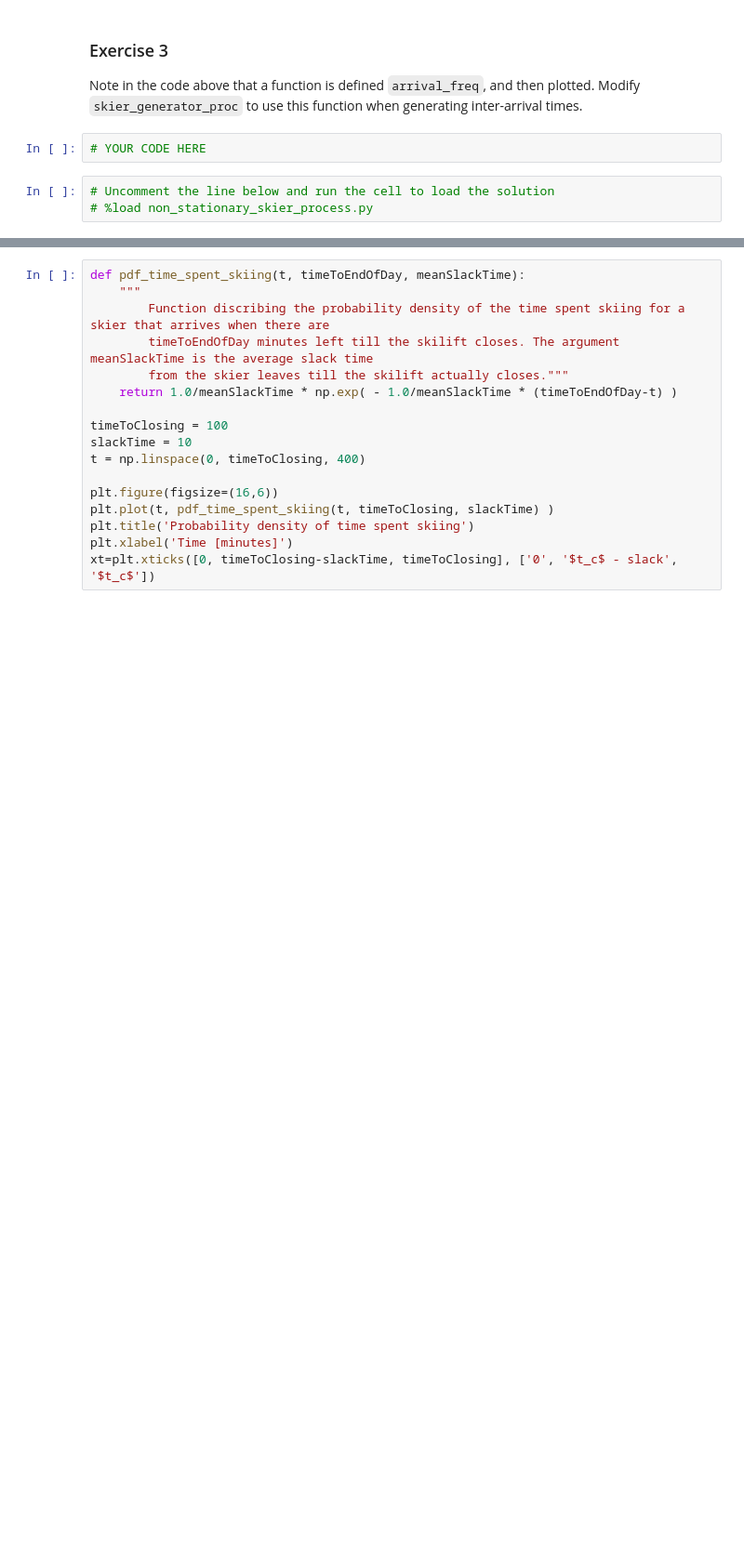
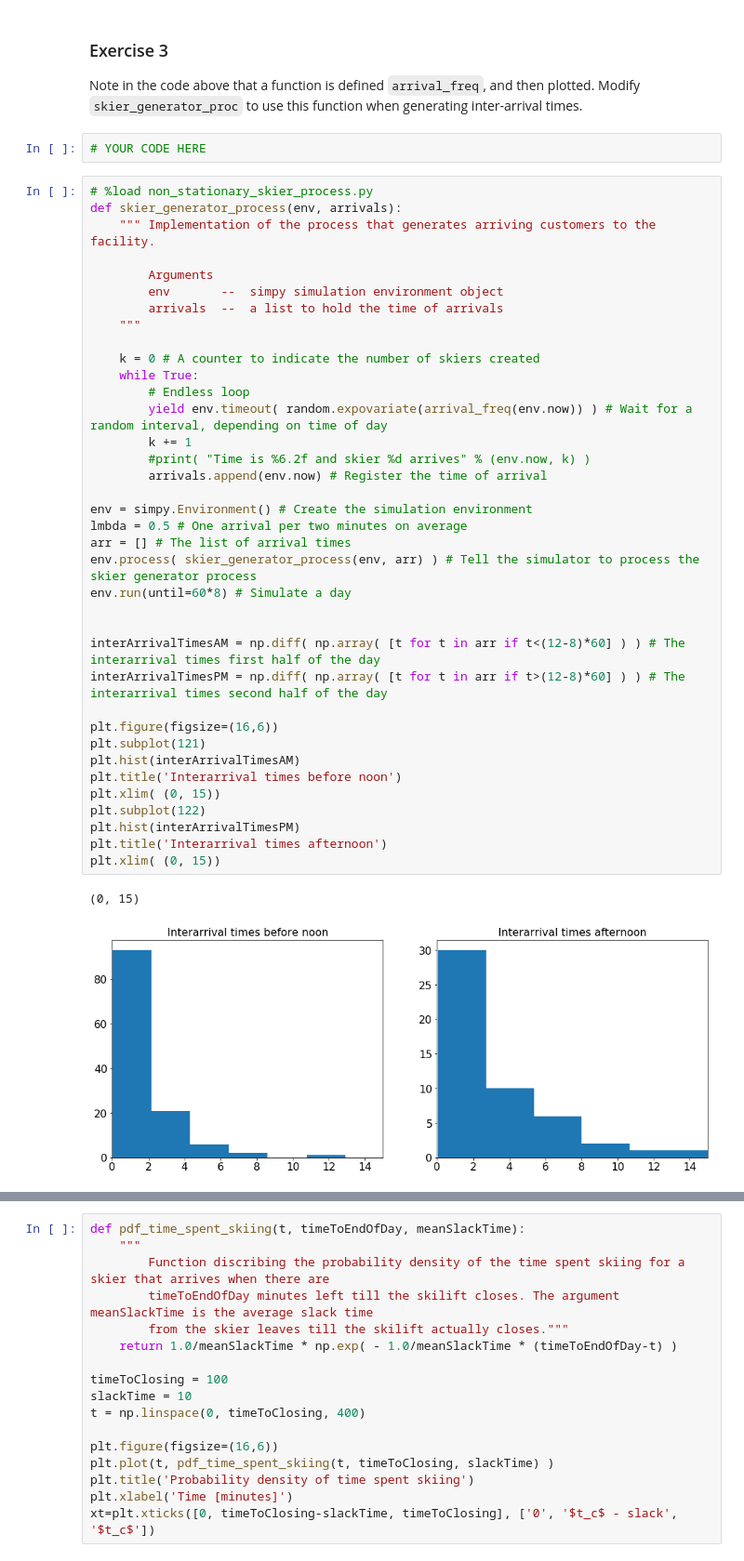
Before and after one commit to alfkjartan/systemanalys, a Jupyter notebook: notebooks/Getting started with SimPy.ipynb, the cells around one changed output, grey strips where cells are left out. Shown at 93% size. Drawn from its saved outputs; the diff is of its cells as text; blank space fills up the shorter version.

```diff
--- a/notebooks/Getting started with SimPy.ipynb
+++ b/notebooks/Getting started with SimPy.ipynb
@@ -169,9 +169,46 @@ plt.xlabel('Time [minutes]')
 Note in the code above that a function is defined `arrival_freq`, and then plotted. Modify `skier_generator_proc` to use this function when generating inter-arrival times.
 # %%
 # YOUR CODE HERE
-# %%
-# Uncomment the line below and run the cell to load the solution
-# %load non_stationary_skier_process.py
+# %%
+# %load non_stationary_skier_process.py
+def skier_generator_process(env, arrivals):
+    """ Implementation of the process that generates arriving customers to the facility.
+
+        Arguments
+        env       --  simpy simulation environment object
+        arrivals  --  a list to hold the time of arrivals
+    """
+
+    k = 0 # A counter to indicate the number of skiers created
+    while True:
+        # Endless loop
+        yield env.timeout( random.expovariate(arrival_freq(env.now)) ) # Wait for a random interval, depending on time of day
+        k += 1
+        #print( "Time is %6.2f and skier %d arrives" % (env.now, k) )
+        arrivals.append(env.now) # Register the time of arrival
+
+env = simpy.Environment() # Create the simulation environment
+lmbda = 0.5 # One arrival per two minutes on average
+arr = [] # The list of arrival times
+env.process( skier_generator_process(env, arr) ) # Tell the simulator to process the skier generator process
+env.run(until=60*8) # Simulate a day
+
+
+interArrivalTimesAM = np.diff( np.array( [t for t in arr if t<(12-8)*60] ) ) # The interarrival times first half of the day
+interArrivalTimesPM = np.diff( np.array( [t for t in arr if t>(12-8)*60] ) ) # The interarrival times second half of the day
+
+plt.figure(figsize=(16,6))
+plt.subplot(121)
+plt.hist(interArrivalTimesAM)
+plt.title('Interarrival times before noon')
+plt.xlim( (0, 15))
+plt.subplot(122)
+plt.hist(interArrivalTimesPM)
+plt.title('Interarrival times afternoon')
+plt.xlim( (0, 15))
+# %% [output]
+(0, 15)
+[figure, added]
 # %% [markdown]
 ### The skier process
 So far we have only implemented a customer generator process that doesn't really generate any customer processes. I just register the time when the customer arrives. So now our objective is to model the process of a skier.
```
Also changed, not shown: 1 other file.
